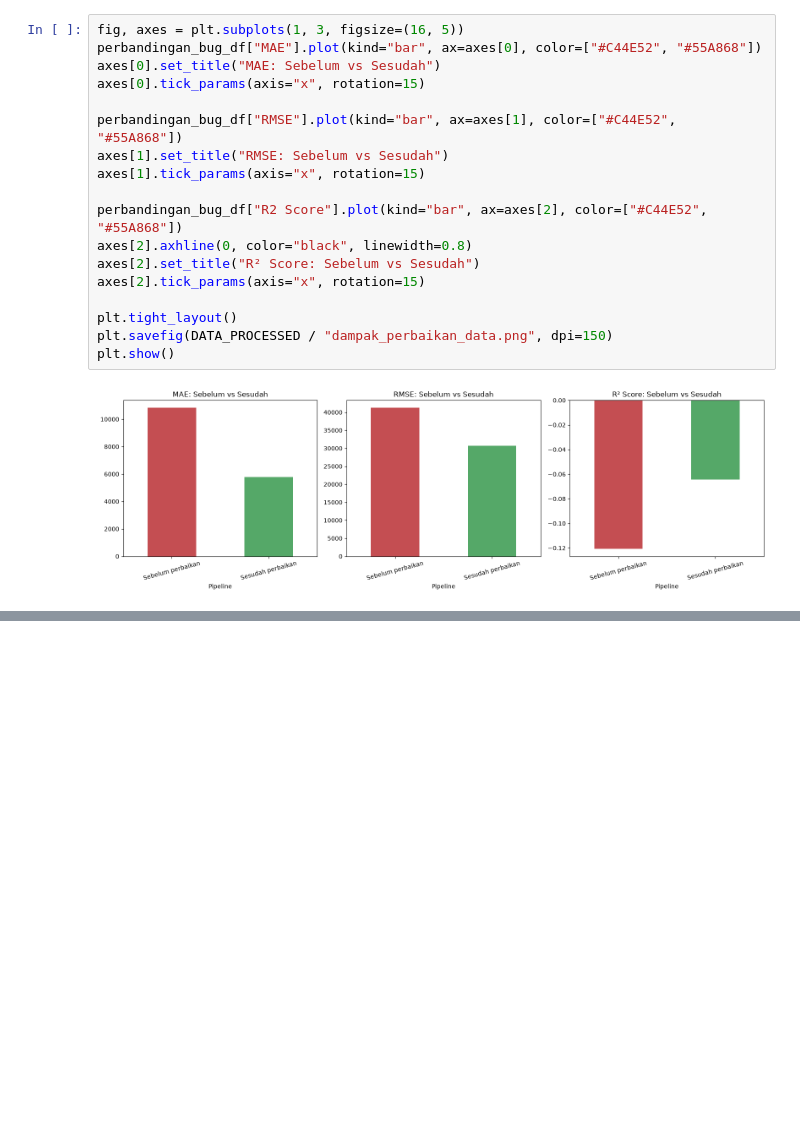
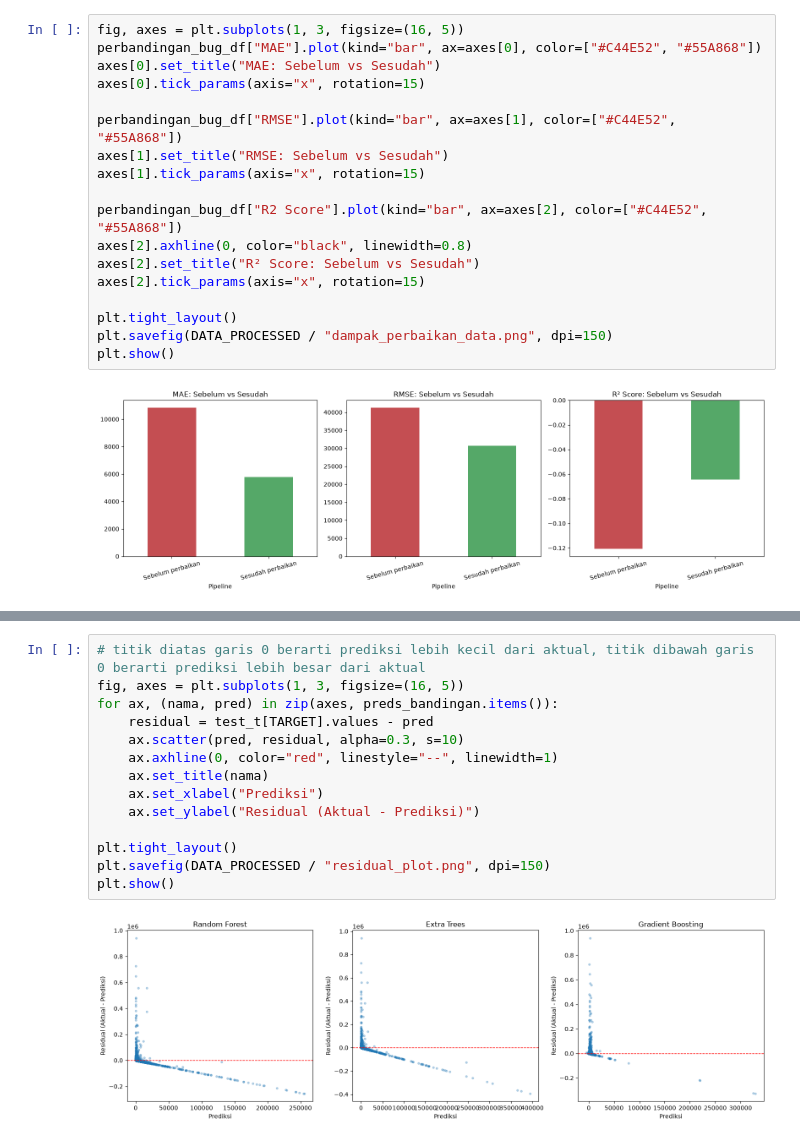
Before and after one commit to mwelmel/Forecast-App, a Jupyter notebook: backend/ml/notebooks/training.ipynb, the cells around one changed output, grey strips where cells are left out. Cells and saved outputs as stored; diff of their text form; blank space fills up the shorter version.

```diff
--- a/backend/ml/notebooks/training.ipynb
+++ b/backend/ml/notebooks/training.ipynb
@@ -480,0 +601,16 @@ plt.show()
+# %%
+# titik diatas garis 0 berarti prediksi lebih kecil dari aktual, titik dibawah garis 0 berarti prediksi lebih besar dari aktual
+fig, axes = plt.subplots(1, 3, figsize=(16, 5))
+for ax, (nama, pred) in zip(axes, preds_bandingan.items()):
+    residual = test_t[TARGET].values - pred
+    ax.scatter(pred, residual, alpha=0.3, s=10)
+    ax.axhline(0, color="red", linestyle="--", linewidth=1)
+    ax.set_title(nama)
+    ax.set_xlabel("Prediksi")
+    ax.set_ylabel("Residual (Aktual - Prediksi)")
+
+plt.tight_layout()
+plt.savefig(DATA_PROCESSED / "residual_plot.png", dpi=150)
+plt.show()
+# %% [output]
+[figure, added]
```
Also changed, not shown: parts of 8 cells of this notebook, 9 other files.
